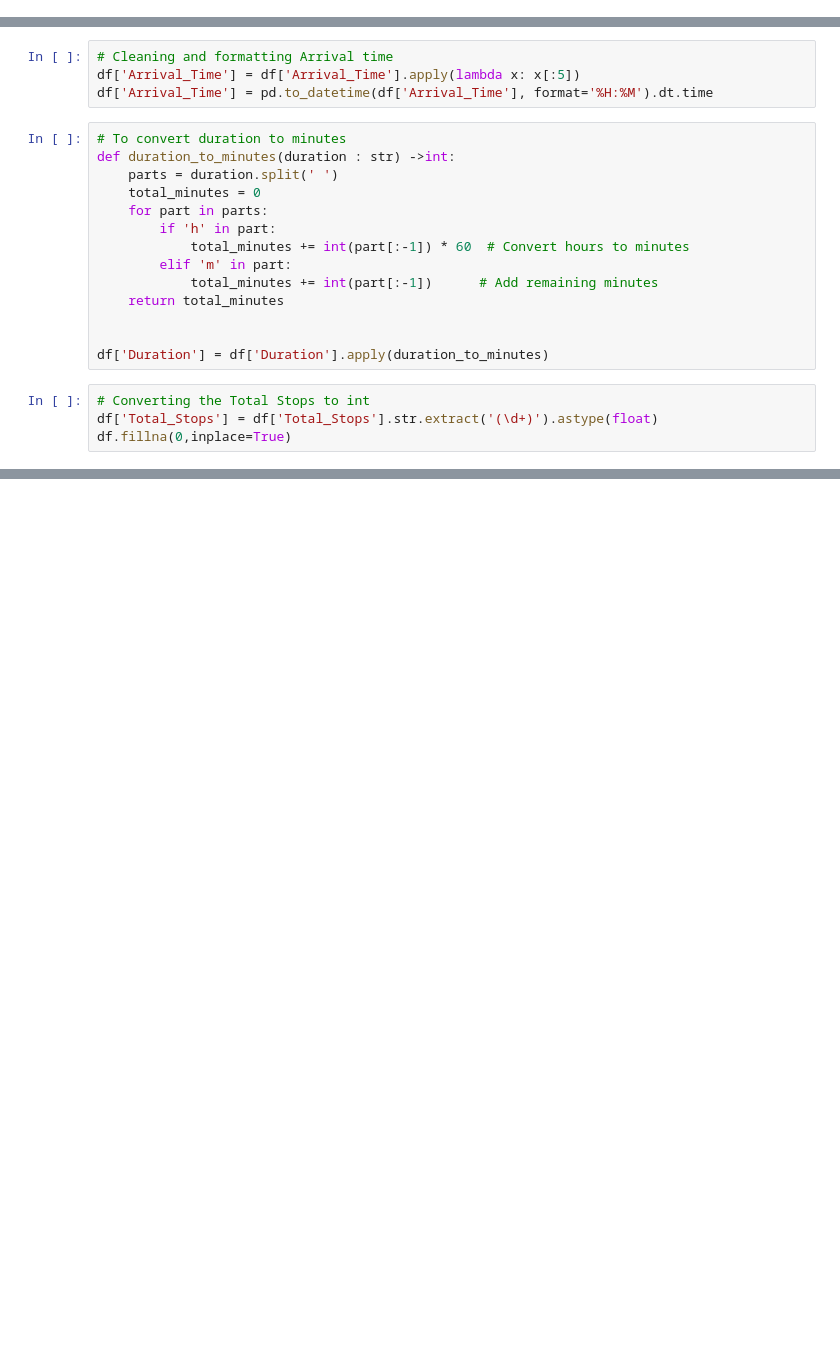
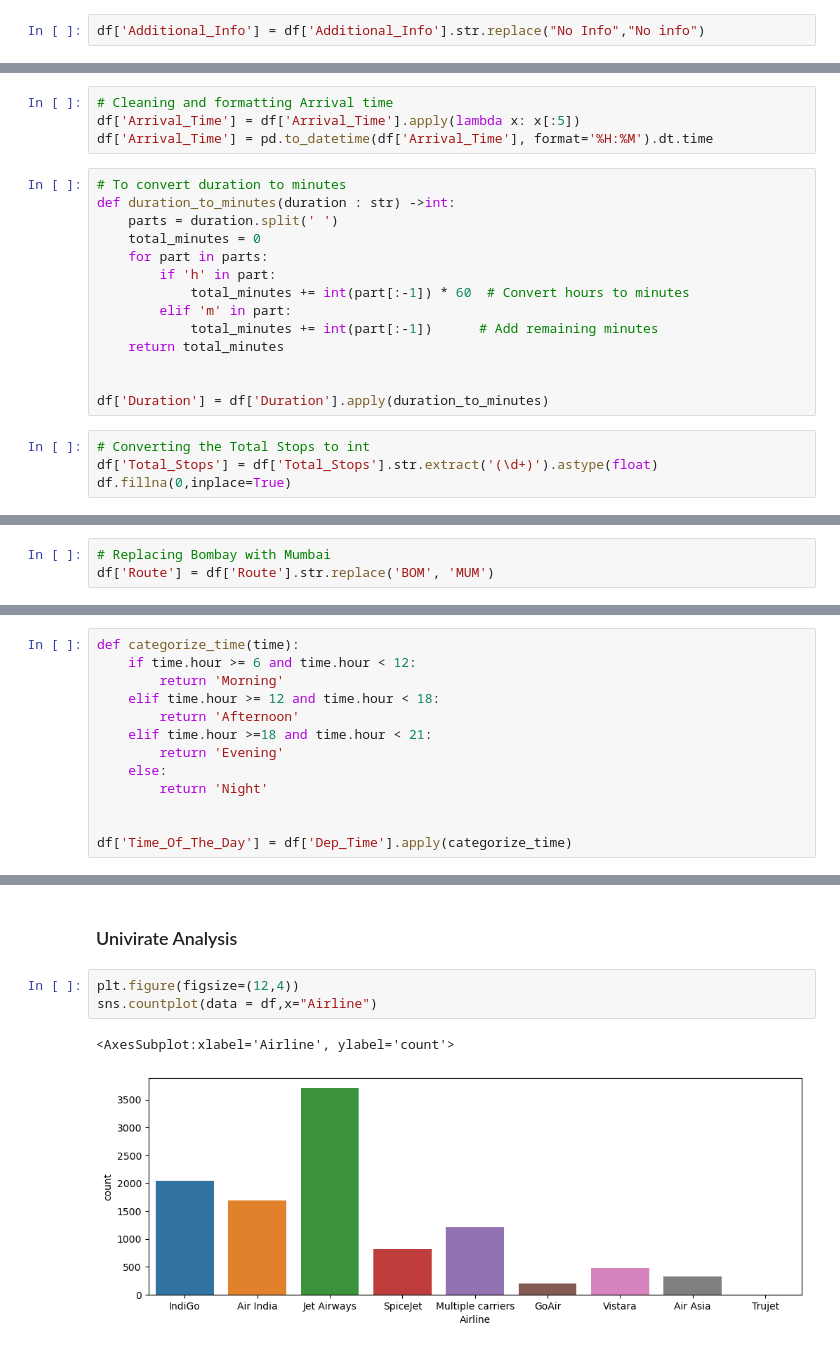
Before and after one commit to Krishnakant-Pal/Flight-Fare-Prediction, a Jupyter notebook: notebooks/Flight_Fare_EDA.ipynb, the cells around one changed output, grey strips where cells are left out. Saved outputs shown, nothing was run; the diff lists cells and outputs as text; blank space fills up the shorter version.

Commit message:
Added Univariate Analysis

```diff
--- a/notebooks/Flight_Fare_EDA.ipynb
+++ b/notebooks/Flight_Fare_EDA.ipynb
@@ -178,3 +165,5 @@ df['Weekdays'] = pd.Series(df['Date_of_Journey']).dt.day_name()
+# %%
+df['Additional_Info'] = df['Additional_Info'].str.replace("No Info","No info")
 # %%
 df['Dep_Time'] = pd.to_datetime(df['Dep_Time'], format='%H:%M').dt.time
 # %%
@@ -217,0 +191,3 @@ df
+# %%
+# Replacing Bombay with Mumbai
+df['Route'] = df['Route'].str.replace('BOM', 'MUM')
@@ -217,0 +207,13 @@ df
+# %%
+def categorize_time(time):
+    if time.hour >= 6 and time.hour < 12:
+        return 'Morning'
+    elif time.hour >= 12 and time.hour < 18:
+        return 'Afternoon'
+    elif time.hour >=18 and time.hour < 21:
+        return 'Evening'
+    else:
+        return 'Night'
+
+
+df['Time_Of_The_Day'] = df['Dep_Time'].apply(categorize_time)
@@ -217,0 +280,8 @@ df
+# %% [markdown]
+### Univirate Analysis
+# %%
+plt.figure(figsize=(12,4))
+sns.countplot(data = df,x="Airline")
+# %% [output]
+<AxesSubplot:xlabel='Airline', ylabel='count'>
+[figure, added]
```
Also changed, not shown: parts of 25 cells of this notebook.
